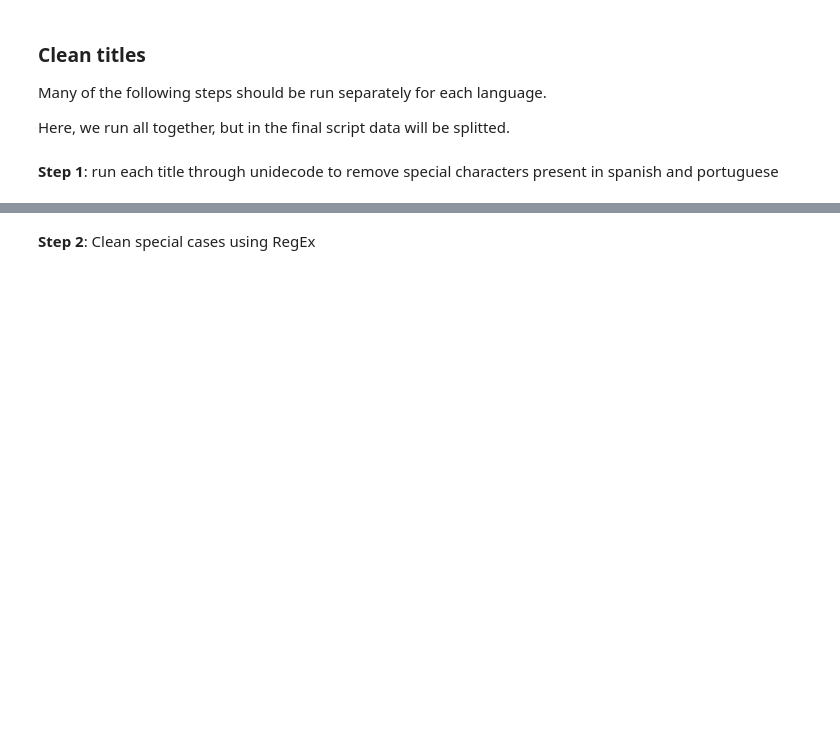
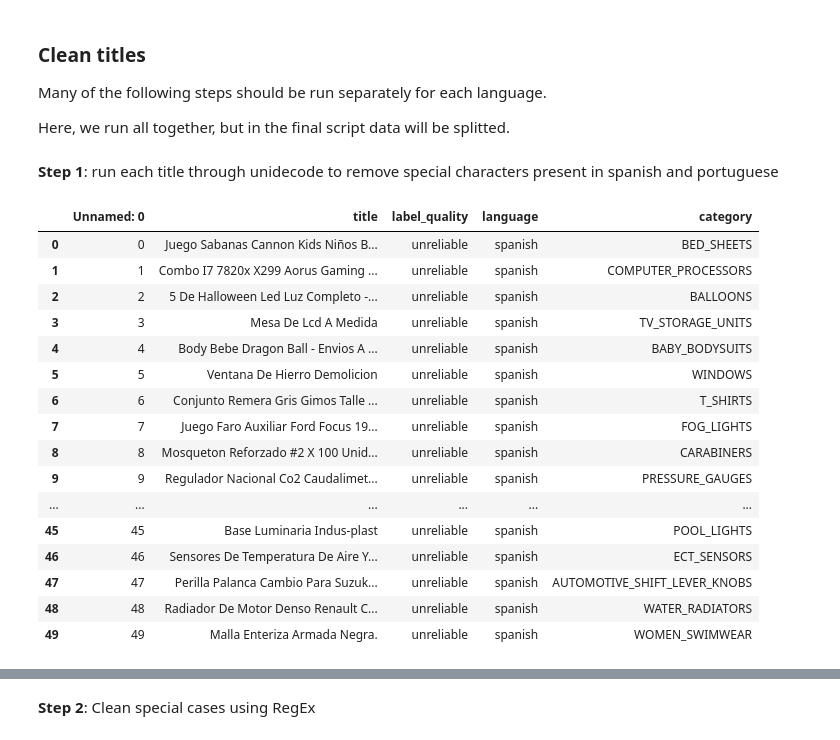
Before and after one commit to bleand/meli2019, a Jupyter notebook: 2 - PreProcess.ipynb, the cells around one changed output, grey strips where cells are left out. Drawn from its saved outputs; the diff is of its cells as text; code cells hidden in the pictures; blank space fills up the shorter version.

```diff
--- a/2 - PreProcess.ipynb
+++ b/2 - PreProcess.ipynb
@@ -46,3 +65,23 @@ Many of the following steps should be run separately for each language.
 Here, we run all together, but in the final script data will be splitted.
 # %% [markdown]
 **Step 1**: run each title through unidecode to remove special characters present in spanish and portuguese
+# %%
+train_data.head(50)
+# %% [output]
+|  | Unnamed: 0 | title | label_quality | language | category |
+| 0 | 0 | Juego Sabanas Cannon Kids Niños B... | unreliable | spanish | BED_SHEETS |
+| 1 | 1 | Combo I7 7820x X299 Aorus Gaming ... | unreliable | spanish | COMPUTER_PROCESSORS |
+| 2 | 2 | 5 De Halloween Led Luz Completo -... | unreliable | spanish | BALLOONS |
+| 3 | 3 | Mesa De Lcd A Medida | unreliable | spanish | TV_STORAGE_UNITS |
+| 4 | 4 | Body Bebe Dragon Ball - Envios A ... | unreliable | spanish | BABY_BODYSUITS |
+| 5 | 5 | Ventana De Hierro Demolicion | unreliable | spanish | WINDOWS |
+| 6 | 6 | Conjunto Remera Gris Gimos Talle ... | unreliable | spanish | T_SHIRTS |
+| 7 | 7 | Juego Faro Auxiliar Ford Focus 19... | unreliable | spanish | FOG_LIGHTS |
+| 8 | 8 | Mosqueton Reforzado #2 X 100 Unid... | unreliable | spanish | CARABINERS |
+| 9 | 9 | Regulador Nacional Co2 Caudalimet... | unreliable | spanish | PRESSURE_GAUGES |
+| ... | ... | ... | ... | ... | ... |
+| 45 | 45 | Base Luminaria Indus-plast | unreliable | spanish | POOL_LIGHTS |
+| 46 | 46 | Sensores De Temperatura De Aire Y... | unreliable | spanish | ECT_SENSORS |
+| 47 | 47 | Perilla Palanca Cambio Para Suzuk... | unreliable | spanish | AUTOMOTIVE_SHIFT_LEVER_KNOBS |
+| 48 | 48 | Radiador De Motor Denso Renault C... | unreliable | spanish | WATER_RADIATORS |
+| 49 | 49 | Malla Enteriza Armada Negra. | unreliable | spanish | WOMEN_SWIMWEAR |
```
Also changed, not shown: parts of 32 cells of this notebook, 3 other files.
